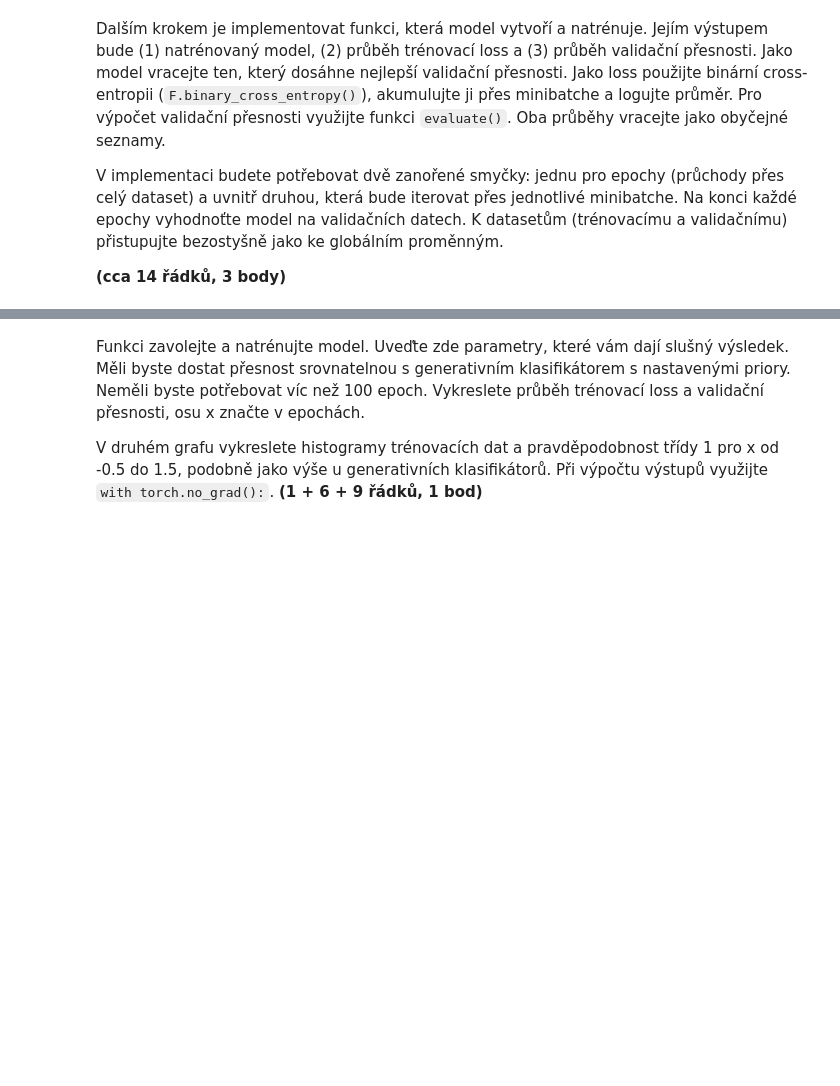
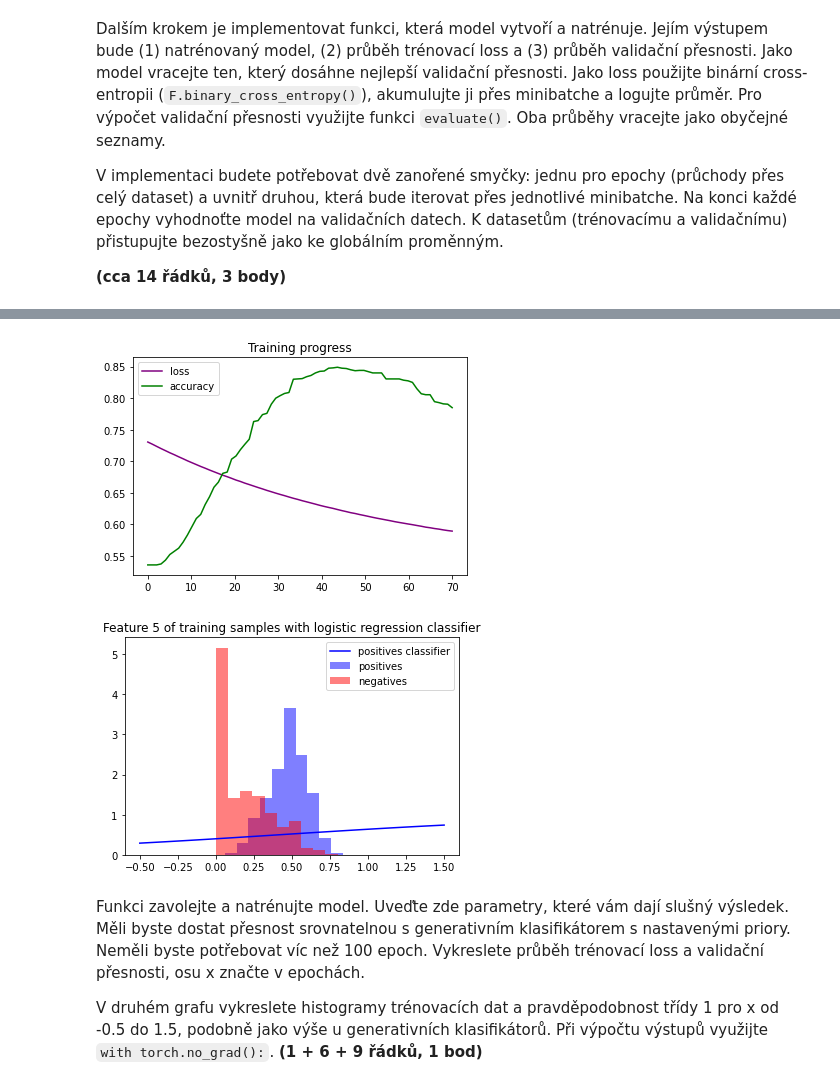
Before and after one commit to danielkonecny/sui-homework, a Jupyter notebook: zadani.ipynb, the cells around one changed output, grey strips where cells are left out. Cells and saved outputs as stored; diff of their text form; code cells hidden in the pictures; blank space fills up the shorter version.

```diff
--- a/zadani.ipynb
+++ b/zadani.ipynb
@@ -280,3 +281,58 @@ Na konci každé epochy vyhodnoťte model na validačních datech.
 K datasetům (trénovacímu a validačnímu) přistupujte bezostyšně jako ke globálním proměnným.
 
 **(cca 14 řádků, 3 body)**
+# %%
+def train_llr(model, optimizer, train_xs, val_xs, nb_epochs=100, batch_size=256):
+    best_model = copy.deepcopy(model)
+    losses = []
+    accuracies = []
+
+    for epoch_index in range(nb_epochs):
+        accumulated_loss = 0
+        for batch_x, batch_target in batch_provider(train_xs,
+                                                    train_dataset.targets,
+                                                    batch_size):
+            optimizer.zero_grad()
+            output = model(batch_x)
+            last_loss = F.binary_cross_entropy(output, batch_target)
+            last_loss.backward()
+            optimizer.step()
+            accumulated_loss += last_loss
+
+        last_accuracy = evaluate(model, val_xs, val_dataset.targets)
+        if all(accuracy < last_accuracy for accuracy in accuracies):
+            best_model = copy.deepcopy(model)
+        accuracies.append(last_accuracy)
+        losses.append(accumulated_loss / (len(train_dataset.xs) // batch_size))
+        print(f'Epoch {epoch_index} - accuracy: {last_accuracy}')
+
+    return best_model, losses, accuracies
+
+model = LogisticRegression()
+optimizer = torch.optim.SGD(model.parameters(), lr=1e-3)
+train_xs = train_dataset.xs[:, FOI]
+val_xs = val_dataset.xs[:, FOI]
+epoch_count = 70
+batch_size = 256
+
+log_reg_model, losses, accuracies =\
+    train_llr(model, optimizer, train_xs, val_xs, epoch_count, batch_size)
+
+axis_range = np.linspace(0, epoch_count, epoch_count)
+plt.plot(axis_range, losses, color='purple', label='loss')
+plt.plot(axis_range, accuracies, color='green', label='accuracy')
+plt.legend()
+plt.title('Training progress')
+plt.show()
+
+axis_range = np.linspace(-0.5, 1.5)
+log_reg_model.eval()
+with torch.no_grad():
+    output = log_reg_model(axis_range)
+plt.plot(axis_range, output, color='blue', label='positives classifier')
+plt.hist(train_dataset.pos[:, FOI], density=True, alpha=0.5, color='blue', label='positives')
+plt.hist(train_dataset.neg[:, FOI], density=True, alpha=0.5, color='red', label='negatives')
+plt.legend()
+plt.title('Feature 5 of training samples with logistic regression classifier')
+plt.show()
+# %% [output]
@@ -283 +356,3 @@ K datasetům (trénovacímu a validačnímu) přistupujte bezostyšně jako ke g
+[figure, added]
+[figure, added]
 # %%
```
Also changed, not shown: parts of 13 cells of this notebook.
